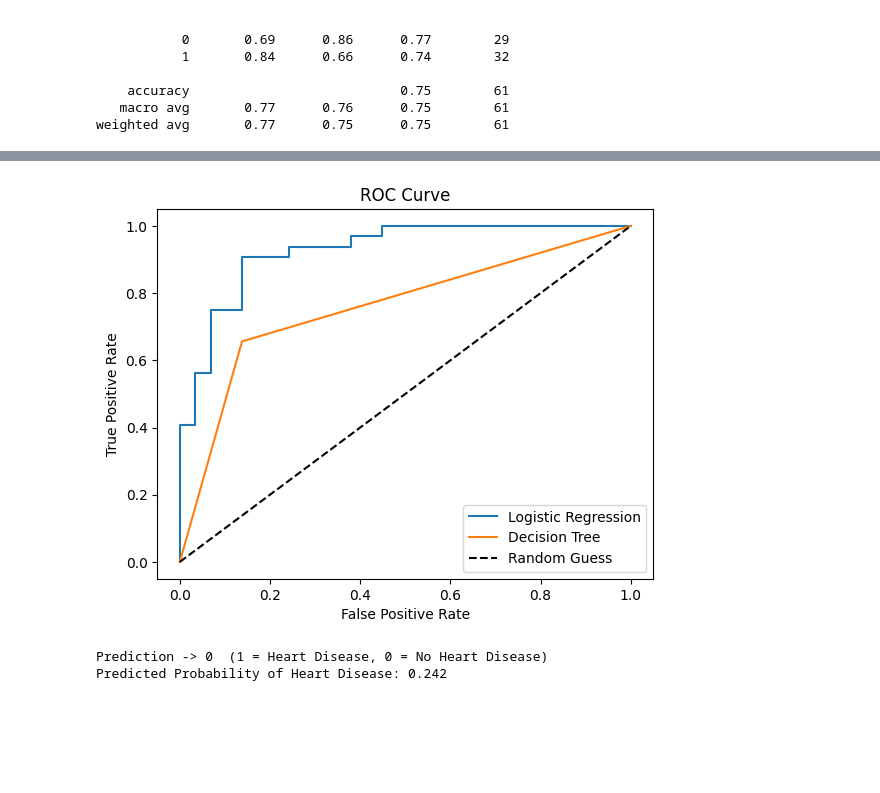
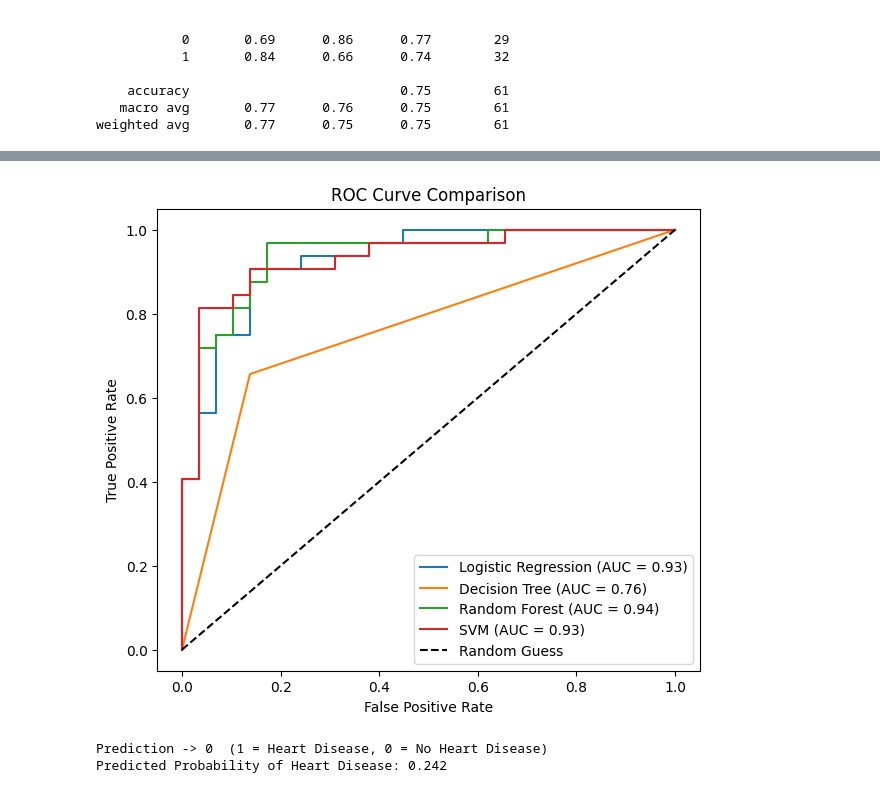
Before and after one commit to karthik12082004/Heart-Disease-Prediction-project, a Jupyter notebook: Heart_Disease_prediction_Project.ipynb, the cells around one changed output, grey strips where cells are left out. Drawn from its saved outputs; the diff is of its cells as text; code cells hidden in the pictures; blank space fills up the shorter version.

```diff
--- a/Heart_Disease_prediction_Project.ipynb
+++ b/Heart_Disease_prediction_Project.ipynb
@@ -11,7 +11,7 @@ from sklearn.tree import DecisionTreeClassifier
 from sklearn.metrics import roc_curve, roc_auc_score
 # %%
 # Load dataset
-df = pd.read_csv("/content/Heart_diesease_Prediction.csv")
+df = pd.read_csv("/content/Heart diesease Prediction.csv")
 df.head(100)
 # %% [output]
 |  | age | gender | chest_pain | rest_bps | cholestrol | fasting_blood_sugar | rest_ecg | thalach | ... |
@@ -119,0 +150,18 @@ DecisionTreeClassifier(random_state=42)
+# %%
+from sklearn.svm import SVC
+
+svm = SVC(
+    kernel='rbf',
+    C=1.0,
+    gamma='scale',
+    probability=True,
+    random_state=42
+)
+
+svm.fit(X_train, y_train)
+
+y_pred_svm = svm.predict(X_test)
+
+print("SVM Accuracy:", accuracy_score(y_test, y_pred_svm))
+print(confusion_matrix(y_test, y_pred_svm))
+print(classification_report(y_test, y_pred_svm))
@@ -188,20 +270,38 @@ plt.show()
 # %%
-#ROC Curve
+from sklearn.metrics import roc_curve, auc
+
+# Probability scores
 y_prob_log = log_model.predict_proba(X_test)[:, 1]
 y_prob_tree = tree_model.predict_proba(X_test)[:, 1]
+y_prob_rf = rf.predict_proba(X_test)[:, 1]
+y_prob_svm = svm.predict_proba(X_test)[:, 1]
+
+# ROC values
 fpr_log, tpr_log, _ = roc_curve(y_test, y_prob_log)
 fpr_tree, tpr_tree, _ = roc_curve(y_test, y_prob_tree)
+fpr_rf, tpr_rf, _ = roc_curve(y_test, y_prob_rf)
+fpr_svm, tpr_svm, _ = roc_curve(y_test, y_prob_svm)
 
-plt.plot(fpr_log, tpr_log, label="Logistic Regression")
-plt.plot(fpr_tree, tpr_tree, label="Decision Tree")
+# AUC scores
+auc_log = auc(fpr_log, tpr_log)
+auc_tree = auc(fpr_tree, tpr_tree)
+auc_rf = auc(fpr_rf, tpr_rf)
+auc_svm = auc(fpr_svm, tpr_svm)
+
+plt.figure(figsize=(7,6))
+plt.plot(fpr_log, tpr_log, label=f"Logistic Regression (AUC = {auc_log:.2f})")
+plt.plot(fpr_tree, tpr_tree, label=f"Decision Tree (AUC = {auc_tree:.2f})")
+plt.plot(fpr_rf, tpr_rf, label=f"Random Forest (AUC = {auc_rf:.2f})")
+plt.plot(fpr_svm, tpr_svm, label=f"SVM (AUC = {auc_svm:.2f})")
+
 plt.plot([0,1], [0,1], "k--", label="Random Guess")
 plt.xlabel("False Positive Rate")
 plt.ylabel("True Positive Rate")
-plt.title("ROC Curve")
+plt.title("ROC Curve Comparison")
 plt.legend()
 plt.show()
 # %% [output]
-[figure, old version]
+[figure, new version]
 # %%
 sample_patient = { 'age': 58, 'gender': 1, 'chest_pain': 2,
     'rest_bps': 140,'cholestrol': 250,'fasting_blood_sugar': 0,'rest_ecg': 1,'thalach': 150,
```
Also changed, not shown: parts of 3 cells of this notebook.
